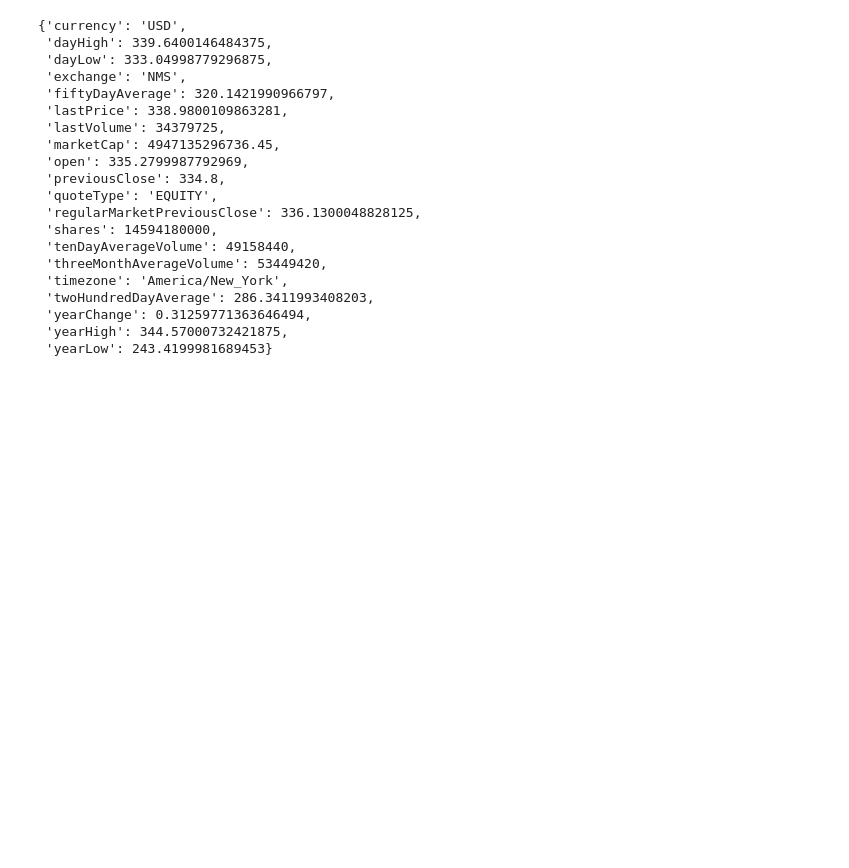
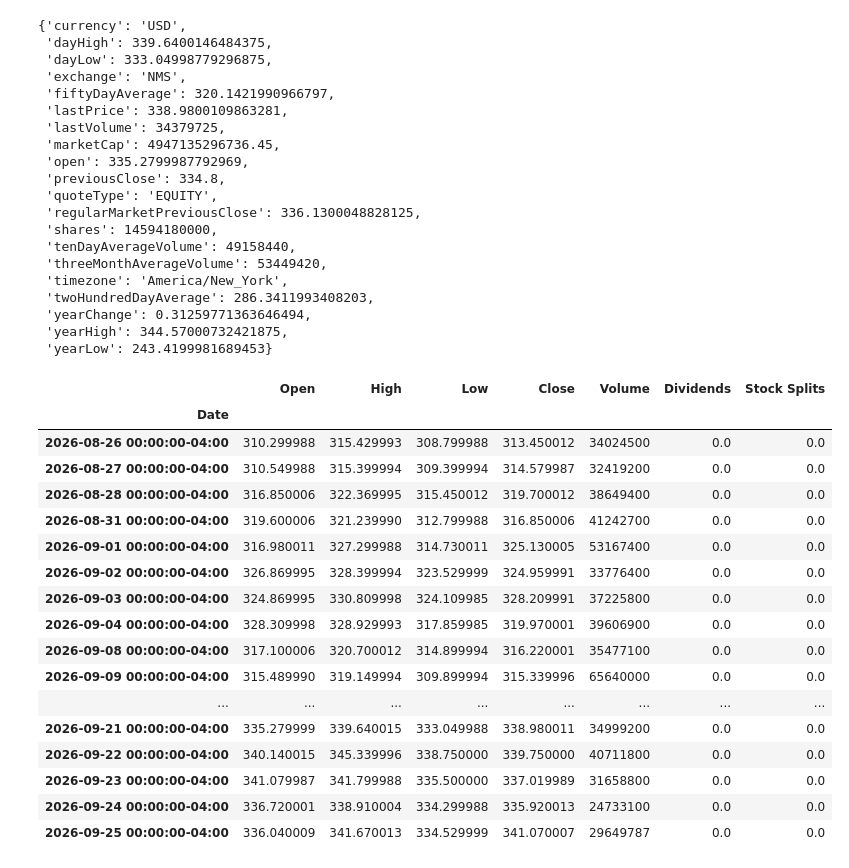
Before and after one commit to dzima22/Quant_Core, a Jupyter notebook: Data/Services/test.ipynb, the cells around one changed output. Drawn from its saved outputs; the diff is of its cells as text; code cells hidden in the pictures; blank space fills up the shorter version.

```diff
--- a/Data/Services/test.ipynb
+++ b/Data/Services/test.ipynb
@@ -74,3 +74,24 @@ dict(ticker.fast_info)
  'yearChange': 0.31259771363646494,
  'yearHigh': 344.57000732421875,
  'yearLow': 243.4199981689453}
+# %%
+ticker.history()
+# %% [output]
+|  | Open | High | Low | Close | Volume | Dividends | Stock Splits |
+| Date |  |  |  |  |  |  |  |
+| 2026-08-26 00:00:00-04:00 | 310.299988 | 315.429993 | 308.799988 | 313.450012 | 34024500 | 0.0 | 0.0 |
+| 2026-08-27 00:00:00-04:00 | 310.549988 | 315.399994 | 309.399994 | 314.579987 | 32419200 | 0.0 | 0.0 |
+| 2026-08-28 00:00:00-04:00 | 316.850006 | 322.369995 | 315.450012 | 319.700012 | 38649400 | 0.0 | 0.0 |
+| 2026-08-31 00:00:00-04:00 | 319.600006 | 321.239990 | 312.799988 | 316.850006 | 41242700 | 0.0 | 0.0 |
+| 2026-09-01 00:00:00-04:00 | 316.980011 | 327.299988 | 314.730011 | 325.130005 | 53167400 | 0.0 | 0.0 |
+| 2026-09-02 00:00:00-04:00 | 326.869995 | 328.399994 | 323.529999 | 324.959991 | 33776400 | 0.0 | 0.0 |
+| 2026-09-03 00:00:00-04:00 | 324.869995 | 330.809998 | 324.109985 | 328.209991 | 37225800 | 0.0 | 0.0 |
+| 2026-09-04 00:00:00-04:00 | 328.309998 | 328.929993 | 317.859985 | 319.970001 | 39606900 | 0.0 | 0.0 |
+| 2026-09-08 00:00:00-04:00 | 317.100006 | 320.700012 | 314.899994 | 316.220001 | 35477100 | 0.0 | 0.0 |
+| 2026-09-09 00:00:00-04:00 | 315.489990 | 319.149994 | 309.899994 | 315.339996 | 65640000 | 0.0 | 0.0 |
+| ... | ... | ... | ... | ... | ... | ... | ... |
+| 2026-09-21 00:00:00-04:00 | 335.279999 | 339.640015 | 333.049988 | 338.980011 | 34999200 | 0.0 | 0.0 |
+| 2026-09-22 00:00:00-04:00 | 340.140015 | 345.339996 | 338.750000 | 339.750000 | 40711800 | 0.0 | 0.0 |
+| 2026-09-23 00:00:00-04:00 | 341.079987 | 341.799988 | 335.500000 | 337.019989 | 31658800 | 0.0 | 0.0 |
+| 2026-09-24 00:00:00-04:00 | 336.720001 | 338.910004 | 334.299988 | 335.920013 | 24733100 | 0.0 | 0.0 |
+| 2026-09-25 00:00:00-04:00 | 336.040009 | 341.670013 | 334.529999 | 341.070007 | 29649787 | 0.0 | 0.0 |
```
Also changed, not shown: parts of 1 cell of this notebook, 23 other files.
